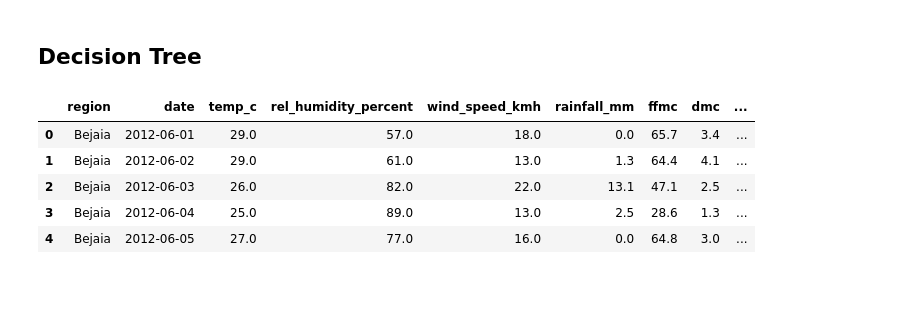
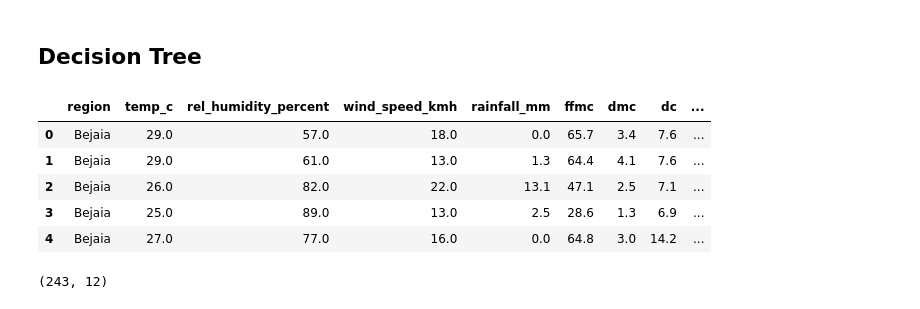
Before and after one commit to rrreeemcs/csci-415-proj4, a Jupyter notebook: decision_tree.ipynb, the cells around one changed output. Cells and saved outputs as stored; diff of their text form; code cells hidden in the pictures.

```diff
--- a/decision_tree.ipynb
+++ b/decision_tree.ipynb
@@ -5,10 +11,14 @@ import pandas as pd
 # %%
-df = pd.read_csv("data/algerian_forest_fires_clean.csv")
+df = pd.read_csv("data/algerian_forest_fires_proj4.csv")
 df.head()
 # %% [output]
-|  | region | date | temp_c | rel_humidity_percent | wind_speed_kmh | rainfall_mm | ffmc | dmc | ... |
-| 0 | Bejaia | 2012-06-01 | 29.0 | 57.0 | 18.0 | 0.0 | 65.7 | 3.4 | ... |
-| 1 | Bejaia | 2012-06-02 | 29.0 | 61.0 | 13.0 | 1.3 | 64.4 | 4.1 | ... |
-| 2 | Bejaia | 2012-06-03 | 26.0 | 82.0 | 22.0 | 13.1 | 47.1 | 2.5 | ... |
-| 3 | Bejaia | 2012-06-04 | 25.0 | 89.0 | 13.0 | 2.5 | 28.6 | 1.3 | ... |
-| 4 | Bejaia | 2012-06-05 | 27.0 | 77.0 | 16.0 | 0.0 | 64.8 | 3.0 | ... |
+|  | region | temp_c | rel_humidity_percent | wind_speed_kmh | rainfall_mm | ffmc | dmc | dc | ... |
+| 0 | Bejaia | 29.0 | 57.0 | 18.0 | 0.0 | 65.7 | 3.4 | 7.6 | ... |
+| 1 | Bejaia | 29.0 | 61.0 | 13.0 | 1.3 | 64.4 | 4.1 | 7.6 | ... |
+| 2 | Bejaia | 26.0 | 82.0 | 22.0 | 13.1 | 47.1 | 2.5 | 7.1 | ... |
+| 3 | Bejaia | 25.0 | 89.0 | 13.0 | 2.5 | 28.6 | 1.3 | 6.9 | ... |
+| 4 | Bejaia | 27.0 | 77.0 | 16.0 | 0.0 | 64.8 | 3.0 | 14.2 | ... |
+# %%
+df.shape
+# %% [output]
+(243, 12)
```
Also changed, not shown: parts of 12 cells of this notebook.
